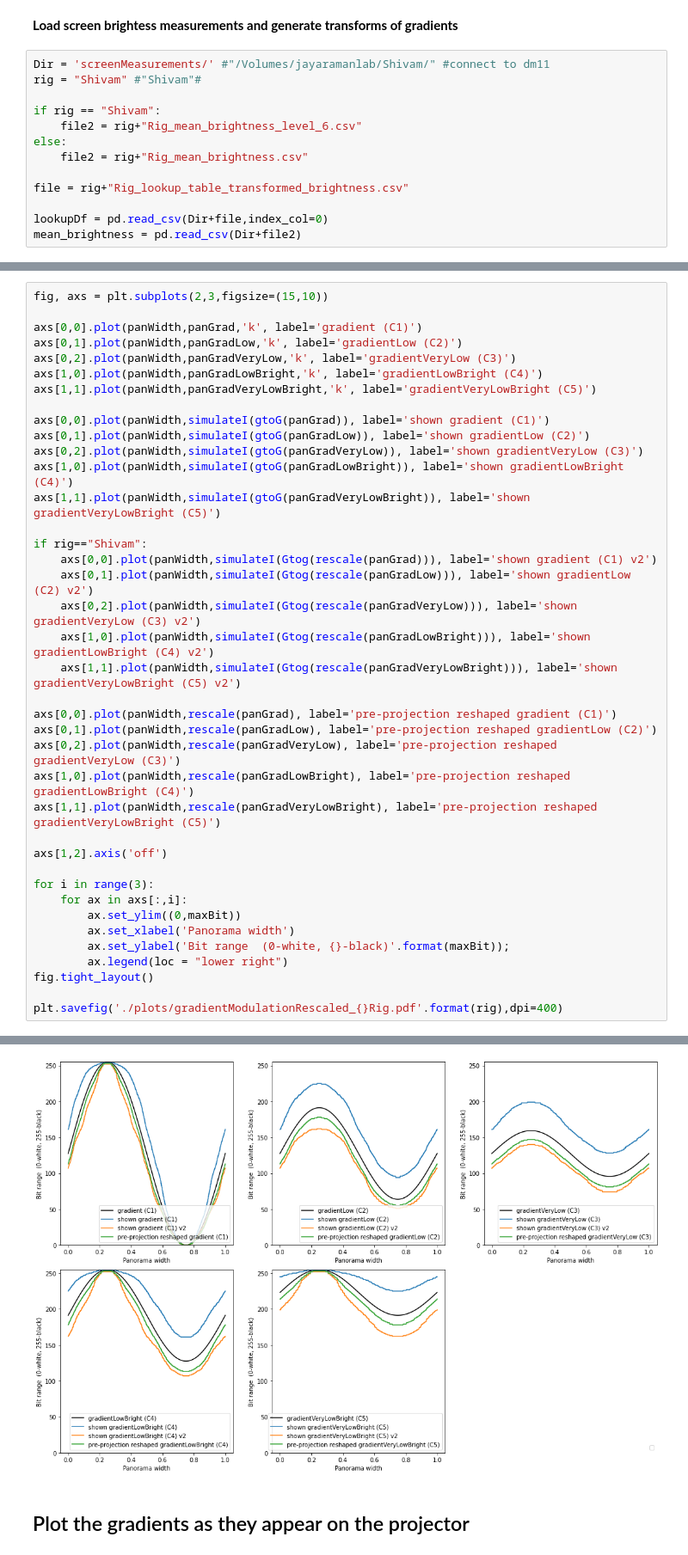
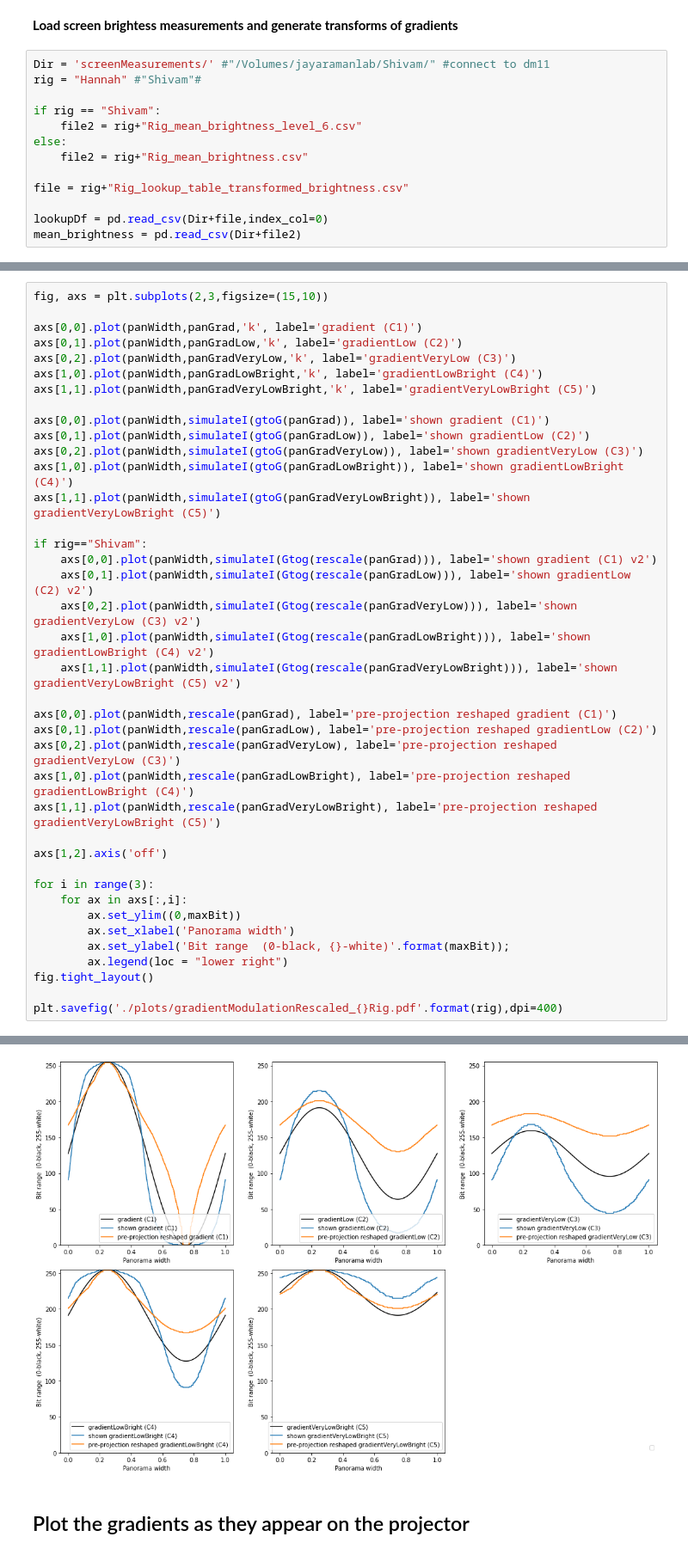
Before and after one commit to hjmh/vrStim, a Jupyter notebook: stimulusComparison.ipynb, the cells around one changed output, grey strips where cells are left out. Shown at 86% size. Drawn from its saved outputs; the diff is of its cells as text.

```diff
--- a/stimulusComparison.ipynb
+++ b/stimulusComparison.ipynb
@@ -137,7 +137,7 @@ plt.savefig('plots/gradientModulationGenerated.pdf',dpi=400)
 **Load screen brightess measurements and generate transforms of gradients**
 # %%
 Dir = 'screenMeasurements/' #"/Volumes/jayaramanlab/Shivam/" #connect to dm11
-rig = "Shivam" #"Shivam"#
+rig = "Hannah" #"Shivam"#
 
 if rig == "Shivam":
     file2 = rig+"Rig_mean_brightness_level_6.csv"
@@ -186,35 +186,35 @@ axs[0,0].plot(panWidth,simulateI(gtoG(panGrad)), label='shown gradient (C1)')
 axs[0,1].plot(panWidth,simulateI(gtoG(panGradLow)), label='shown gradientLow (C2)')
 axs[0,2].plot(panWidth,simulateI(gtoG(panGradVeryLow)), label='shown gradientVeryLow (C3)')
 axs[1,0].plot(panWidth,simulateI(gtoG(panGradLowBright)), label='shown gradientLowBright (C4)')
 axs[1,1].plot(panWidth,simulateI(gtoG(panGradVeryLowBright)), label='shown gradientVeryLowBright (C5)')
 
 if rig=="Shivam":
     axs[0,0].plot(panWidth,simulateI(Gtog(rescale(panGrad))), label='shown gradient (C1) v2')
     axs[0,1].plot(panWidth,simulateI(Gtog(rescale(panGradLow))), label='shown gradientLow (C2) v2')
     axs[0,2].plot(panWidth,simulateI(Gtog(rescale(panGradVeryLow))), label='shown gradientVeryLow (C3) v2')
     axs[1,0].plot(panWidth,simulateI(Gtog(rescale(panGradLowBright))), label='shown gradientLowBright (C4) v2')
     axs[1,1].plot(panWidth,simulateI(Gtog(rescale(panGradVeryLowBright))), label='shown gradientVeryLowBright (C5) v2')
 
 axs[0,0].plot(panWidth,rescale(panGrad), label='pre-projection reshaped gradient (C1)')
 axs[0,1].plot(panWidth,rescale(panGradLow), label='pre-projection reshaped gradientLow (C2)')
 axs[0,2].plot(panWidth,rescale(panGradVeryLow), label='pre-projection reshaped gradientVeryLow (C3)')
 axs[1,0].plot(panWidth,rescale(panGradLowBright), label='pre-projection reshaped gradientLowBright (C4)')
 axs[1,1].plot(panWidth,rescale(panGradVeryLowBright), label='pre-projection reshaped gradientVeryLowBright (C5)')
 
 axs[1,2].axis('off')
 
 for i in range(3):
     for ax in axs[:,i]:
         ax.set_ylim((0,maxBit))
         ax.set_xlabel('Panorama width')
-        ax.set_ylabel('Bit range  (0-white, {}-black)'.format(maxBit));
+        ax.set_ylabel('Bit range  (0-black, {}-white)'.format(maxBit));
         ax.legend(loc = "lower right")
 fig.tight_layout()
 
 plt.savefig('./plots/gradientModulationRescaled_{}Rig.pdf'.format(rig),dpi=400)
 # %% [output]
 No handles with labels found to put in legend.
-[figure, old version]
+[figure, new version]
 # %% [markdown]
 ## Plot the gradients as they appear on the projector
 # %%
```
Also changed, not shown: parts of 12 cells of this notebook, 2 other files.
